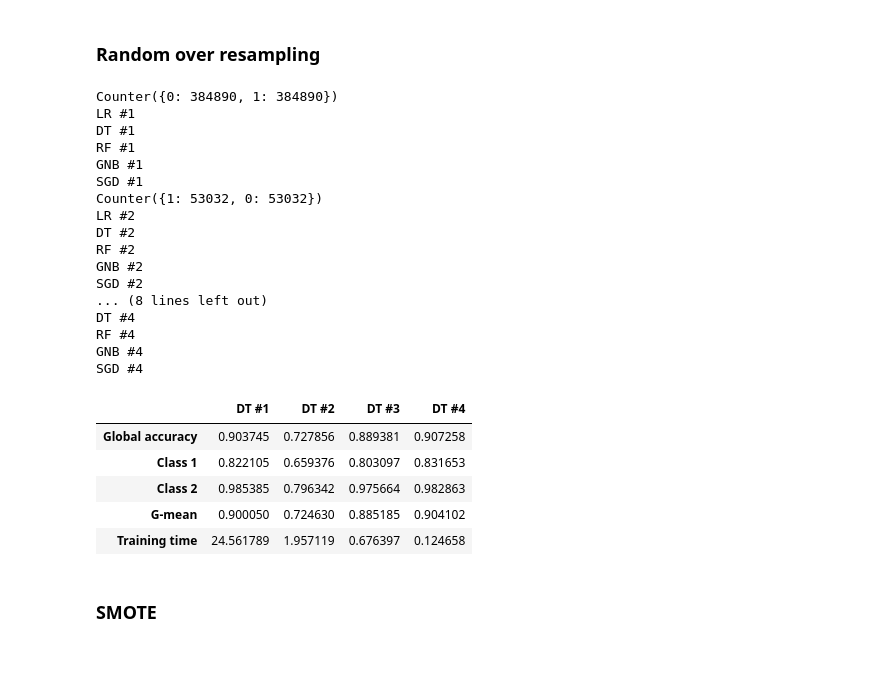
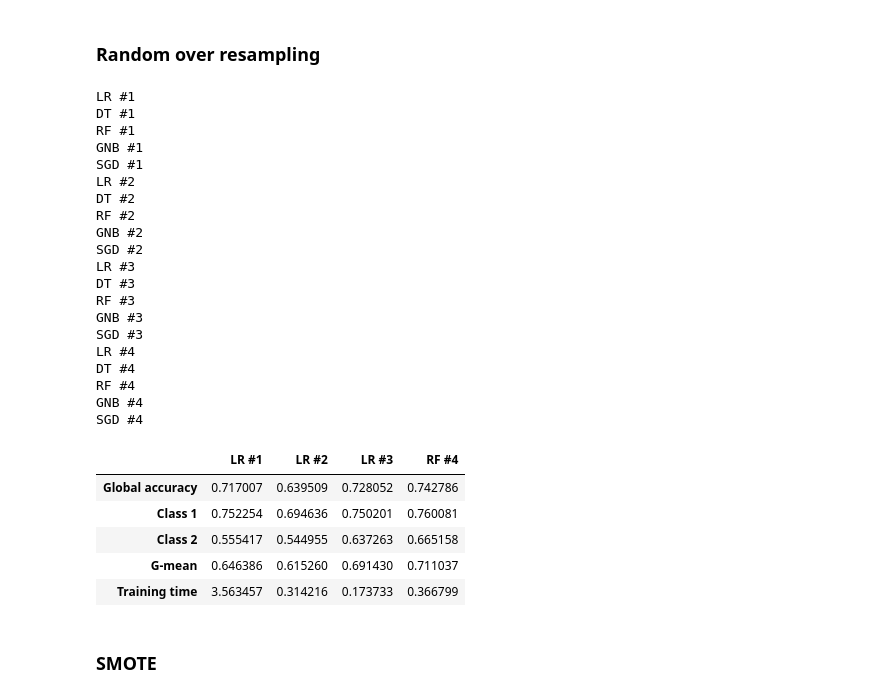
Before and after one commit to duonghung86/Injury-severity-classification, a Jupyter notebook: VCA_3_0_binary_models_MLs.ipynb, the cells around one changed output. Saved outputs shown, nothing was run; the diff lists cells and outputs as text; code cells hidden in the pictures; blank space fills up the shorter version.

```diff
--- a/VCA_3_0_binary_models_MLs.ipynb
+++ b/VCA_3_0_binary_models_MLs.ipynb
@@ -428,7 +428,7 @@ Counter({0: 24859, 1: 6063})
 # %% [markdown]
 Best are ROS, NM, ENN
 # %%
-def train_model_2(X_dat,label,model,resampler):
+def prepare_data2(X_dat,label,resampler):
   # Split data set
   X_train, X_test, y_train, y_test = train_test_split(X_dat,label,test_size=0.2,stratify=label, random_state=48)
   #print('Training features shape:', X_train.shape)
@@ -438,21 +438,6 @@ def train_model_2(X_dat,label,model,resampler):
   scaler = StandardScaler()
   X_train = scaler.fit_transform(X_train)
   X_test = scaler.transform(X_test)
-
   # Resampling the training set
   X_train, y_train = resampler.fit_resample(X_train, y_train)
-
-  print(Counter(y_train))
-  # and then train it with Logistic Regression
-  start = time.time()
-  model.fit(X_train, y_train)
-  # use the model to make predictions with the test data
-  y_pred = model.predict(X_test)
-  end= time.time()
-
-  # get the evaluation metrics
-  result = get_accs(y_test,y_pred,False)
-  result.append(end-start)
-  return result
-
-train_model(sets[3][0],sets[3][1],SGDClassifier(loss="hinge", penalty="l2", max_iter=5))
+  return X_train, X_test, y_train, y_test
@@ -468,13 +447,14 @@ train_model(sets[3][0],sets[3][1],SGDClassifier(loss="hinge", penalty="l2", max_
 rsts = pd.DataFrame()
 for i in range(4):
   MLs = create_ML('balanced')
-
+  rus = RandomUnderSampler(random_state=42)
+  X_train, X_test, y_train, y_test = prepare_data2(sets[i][0],sets[i][1],rus)
+  rus = RandomUnderSampler(random_state=42)
   for clf_name, clf in MLs.items():
     name = '{0} #{1}'.format(clf_name,i+1)
     print(name)
     try:
-      rus = RandomUnderSampler(random_state=42)
-      rsts[name] = train_model_2(sets[i][0],sets[i][1],clf,rus)
+      rsts[name] = train_model(X_train, X_test, y_train, y_test, clf)
     except Exception as e: print(e)
 
 rsts.index = index
@@ -513,13 +497,13 @@ LR #3
 rsts = pd.DataFrame()
 for i in range(4):
   MLs = create_ML('balanced')
-
+  nrms =NearMiss(random_state=42)
+  X_train, X_test, y_train, y_test = prepare_data2(sets[i][0],sets[i][1],nrms)
   for clf_name, clf in MLs.items():
     name = '{0} #{1}'.format(clf_name,i+1)
     print(name)
     try:
-      nrms =NearMiss(random_state=42)
-      rsts[name] = train_model_2(sets[i][0],sets[i][1],clf,nrms)
+      rsts[name] = train_model(X_train, X_test, y_train, y_test, clf)
     except Exception as e: print(e)
 
 rsts.index = index
@@ -539,12 +519,13 @@ DT #1
 rsts = pd.DataFrame()
 for i in range(4):
   MLs = create_ML('balanced')
+  enn = EditedNearestNeighbours(random_state=42)
+  X_train, X_test, y_train, y_test = prepare_data2(sets[i][0],sets[i][1],enn)
   for clf_name, clf in MLs.items():
     name = '{0} #{1}'.format(clf_name,i+1)
     print(name)
     try:
-      enn = EditedNearestNeighbours(random_state=42)
-      rsts[name] = train_model_2(sets[i][0],sets[i][1],clf,enn)
+      rsts[name] = train_model(X_train, X_test, y_train, y_test, clf)
     except Exception as e: print(e)
 
 rsts.index = index
@@ -637,46 +618,49 @@ Counter({0: 24859, 1: 6063})
 rsts = pd.DataFrame()
 for i in range(4):
   MLs = create_ML('balanced')
-  X_sub, y_sub = over_resampling(sets[i],over_names[0])
-  print(Counter(y_sub))
+  ros = RandomOverSampler(random_state=42)
+  X_train, X_test, y_train, y_test = prepare_data2(sets[i][0],sets[i][1],ros)
   for clf_name, clf in MLs.items():
     name = '{0} #{1}'.format(clf_name,i+1)
     print(name)
     try:
-      rsts[name] = train_model(X_sub,y_sub,clf)
+      rsts[name] = train_model(X_train, X_test, y_train, y_test, clf)
     except Exception as e: print(e)
 
 rsts.index = index
 best_rst = []
 for i in range(4):
   algo = rsts.loc['G-mean'][i*5:i*5+5].idxmax()
   best_rst.append(algo)
 best_rst_ur = rsts[best_rst].copy()
 best_rst_ur
 # %% [output]
-Counter({0: 384890, 1: 384890})
 LR #1
 DT #1
 RF #1
 GNB #1
 SGD #1
-Counter({1: 53032, 0: 53032})
 LR #2
 DT #2
 RF #2
 GNB #2
 SGD #2
-... (8 lines left out)
+LR #3
+DT #3
+RF #3
+GNB #3
+SGD #3
+LR #4
 DT #4
 RF #4
 GNB #4
 SGD #4
-|  | DT #1 | DT #2 | DT #3 | DT #4 |
-| Global accuracy | 0.903745 | 0.727856 | 0.889381 | 0.907258 |
-| Class 1 | 0.822105 | 0.659376 | 0.803097 | 0.831653 |
-| Class 2 | 0.985385 | 0.796342 | 0.975664 | 0.982863 |
-| G-mean | 0.900050 | 0.724630 | 0.885185 | 0.904102 |
-| Training time | 24.561789 | 1.957119 | 0.676397 | 0.124658 |
+|  | LR #1 | LR #2 | LR #3 | RF #4 |
+| Global accuracy | 0.717007 | 0.639509 | 0.728052 | 0.742786 |
+| Class 1 | 0.752254 | 0.694636 | 0.750201 | 0.760081 |
+| Class 2 | 0.555417 | 0.544955 | 0.637263 | 0.665158 |
+| G-mean | 0.646386 | 0.615260 | 0.691430 | 0.711037 |
+| Training time | 3.563457 | 0.314216 | 0.173733 | 0.366799 |
 # %% [markdown]
 ### SMOTE
 # %%
```
Also changed, not shown: parts of 15 cells of this notebook.
